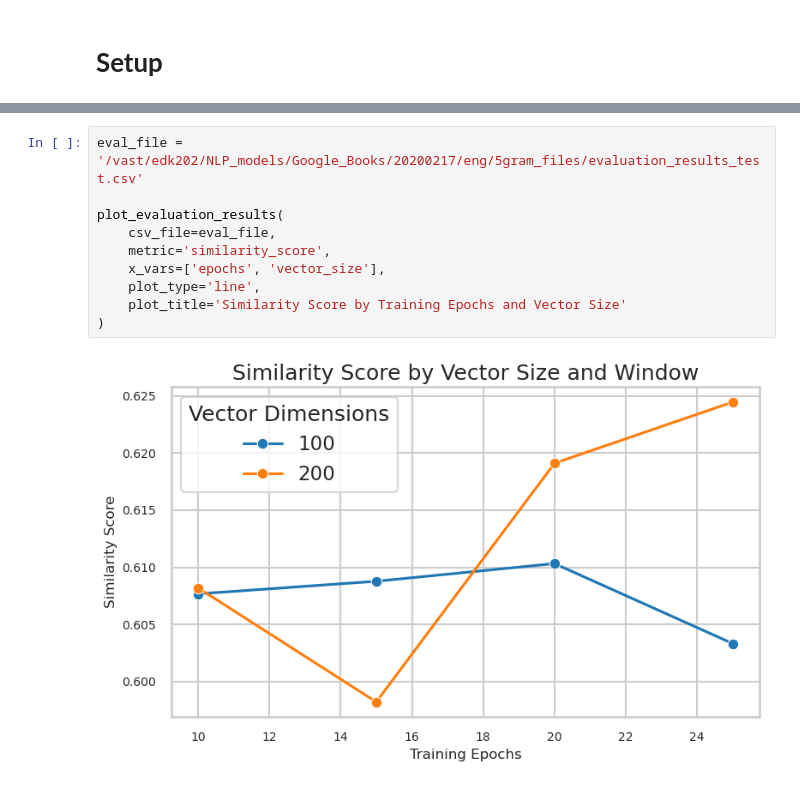
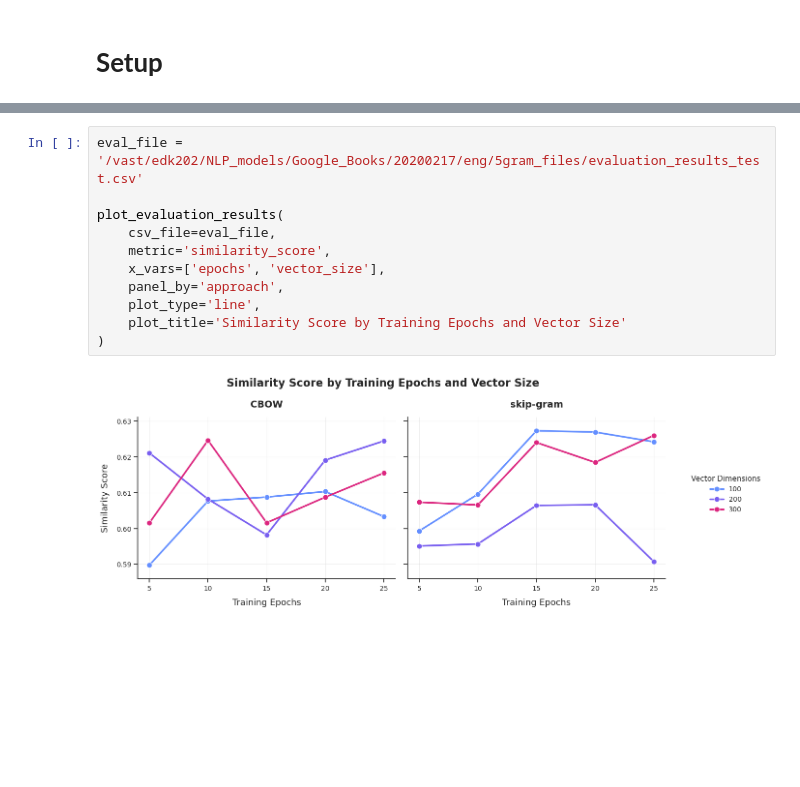
Before and after one commit to eric-d-knowles/ngram-prep, a Jupyter notebook: notebooks/training_workflow.ipynb, the cells around one changed output, grey strips where cells are left out. Drawn from its saved outputs; the diff is of its cells as text; blank space fills up the shorter version.

```diff
--- a/notebooks/training_workflow.ipynb
+++ b/notebooks/training_workflow.ipynb
@@ -98,13 +92,14 @@ Results saved to:     ...LP_models/Google_Books/20200217/eng/5gram_files/evaluat
 # %%
 eval_file = '/vast/edk202/NLP_models/Google_Books/20200217/eng/5gram_files/evaluation_results_test.csv'
 
 plot_evaluation_results(
     csv_file=eval_file,
     metric='similarity_score',
     x_vars=['epochs', 'vector_size'],
+    panel_by='approach',
     plot_type='line',
     plot_title='Similarity Score by Training Epochs and Vector Size'
 )
 # %% [output]
-[figure, old version]
+[figure, new version]
 |  | model | year | weight_by | vector_size | window | min_count | approach | epochs | similarity_score |
```
Also changed, not shown: parts of 7 cells of this notebook, 3 other files.
